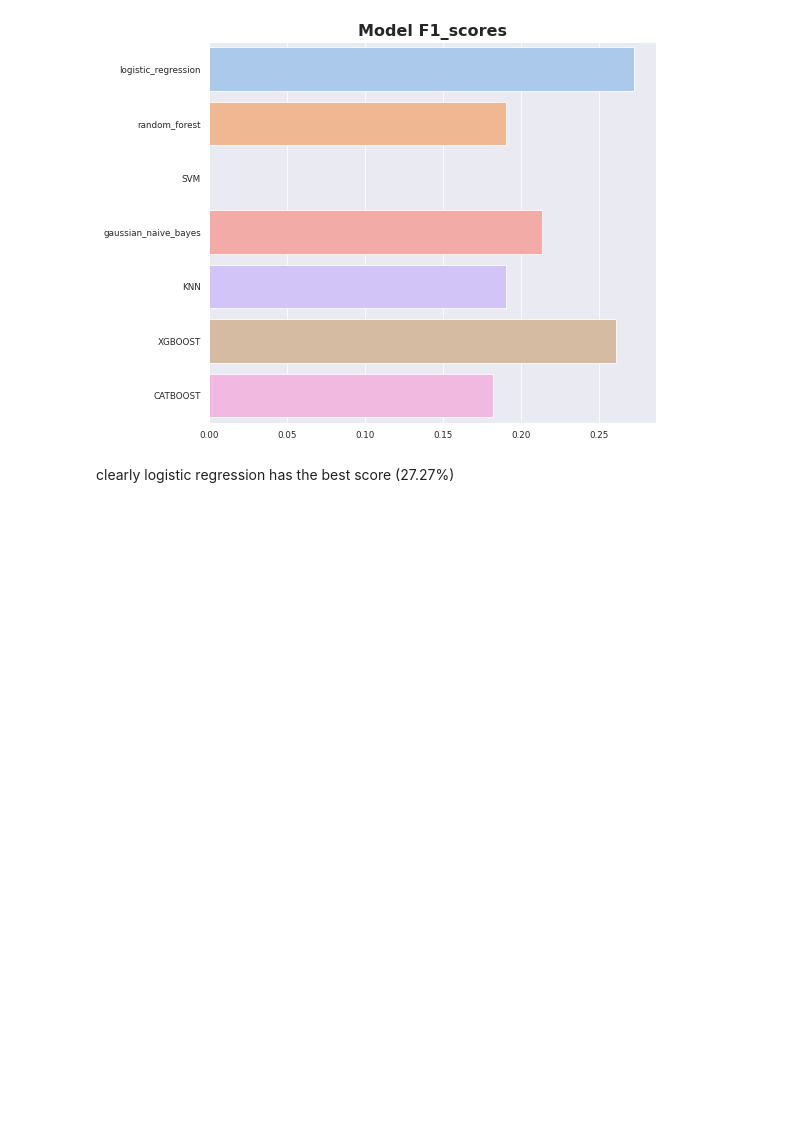
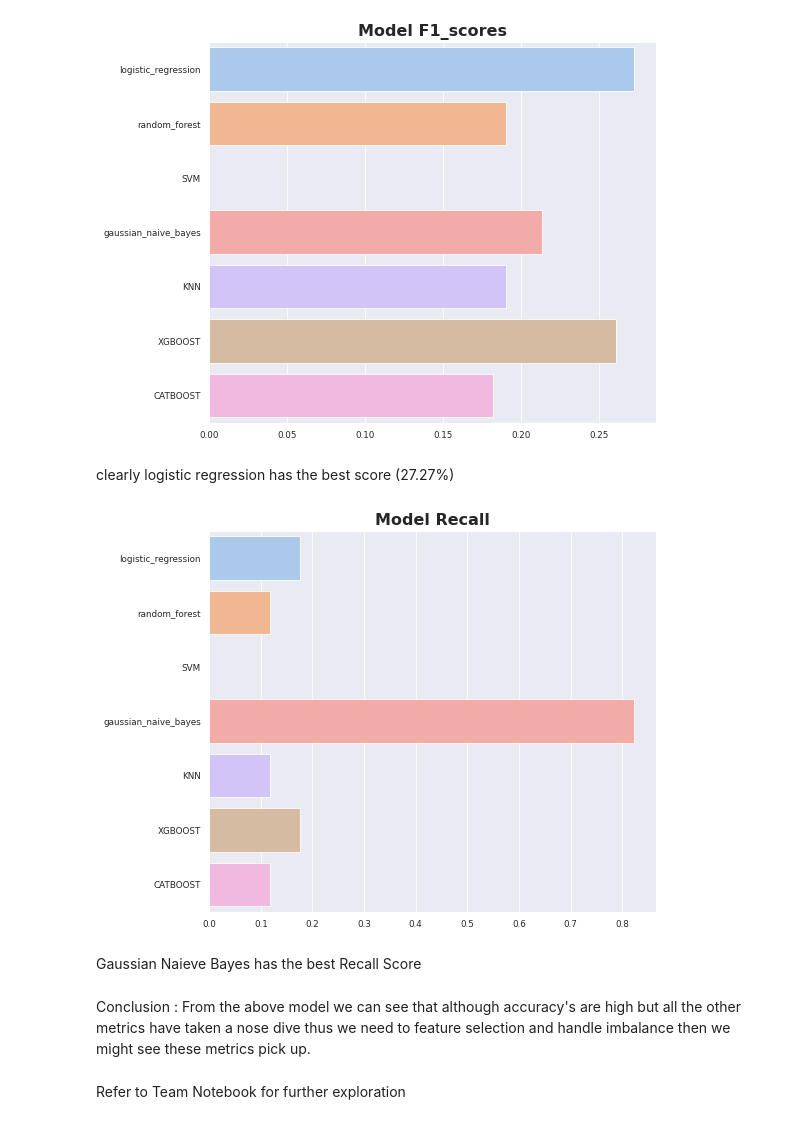
Before and after one commit to Sukruthr/Company-Bankruptcy-Prediction, a Jupyter notebook: COMPANY_BANKRUPTCY_PREDICTION(Individual).ipynb, the cells around one changed output. Cells and saved outputs as stored; diff of their text form; code cells hidden in the pictures; blank space fills up the shorter version.

```diff
--- a/COMPANY_BANKRUPTCY_PREDICTION(Individual).ipynb
+++ b/COMPANY_BANKRUPTCY_PREDICTION(Individual).ipynb
@@ -674,14 +674,15 @@ model_result(x_train,x_test,y_train,y_test)
 now that we have the metric df, let's plot a graph to compare their accuracies
 # %%
 # comparing accuracies
-def accuracyPlotter(accuracy_,models):
+def metricPlotter(metric_list_,models,metric_name_):
   plt.figure(figsize= (8,7))
-  sns.barplot(x = accuracy_,y = models,palette='pastel',)
-  plt.title(" Model Accuracies", fontsize=16, fontweight="bold")
+  sns.barplot(x = metric_list_,y = models,palette='pastel',)
+  plt.title(metric_name_, fontsize=16, fontweight="bold")
 # %%
 # names and accuracy list and f1 scores
 acc_list = metric_report.loc['test_acc'].to_list()
 f1_scores_list = metric_report.loc['test_f1-score'].to_list()
+recall_list =  metric_report.loc['test_recall'].to_list()
 model_names_list = metric_report.columns
 # %%
 # call function
@@ -703,3 +698,14 @@ f1scorePlotter(f1_scores_list,model_names_list)
 [figure]
 # %% [markdown]
 clearly logistic regression has the best score (27.27%)
+# %%
+# plot recall
+metricPlotter(recall_list,model_names_list,"Model Recall")
+# %% [output]
+[figure, added]
+# %% [markdown]
+Gaussian Naieve Bayes has the best Recall Score
+# %% [markdown]
+Conclusion : From the above model we can see that although accuracy's are high but all the other metrics have taken a nose dive thus we need to feature selection and handle imbalance then we might see these metrics pick up.
+# %% [markdown]
+Refer to Team Notebook for further exploration
```
Also changed, not shown: parts of 7 cells of this notebook.
